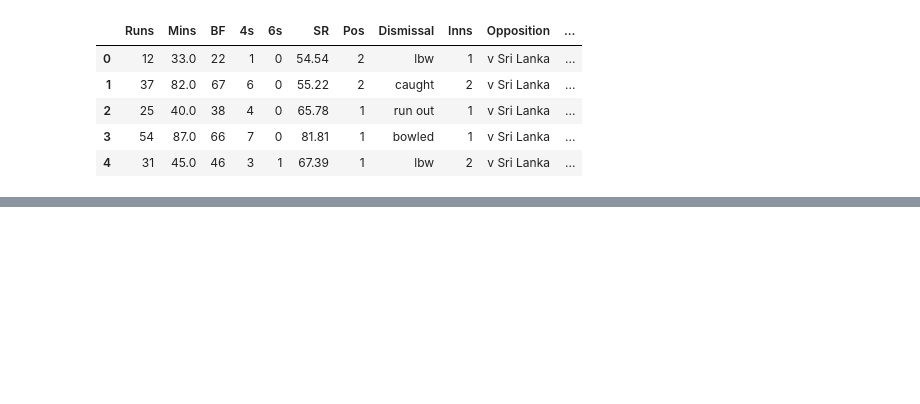
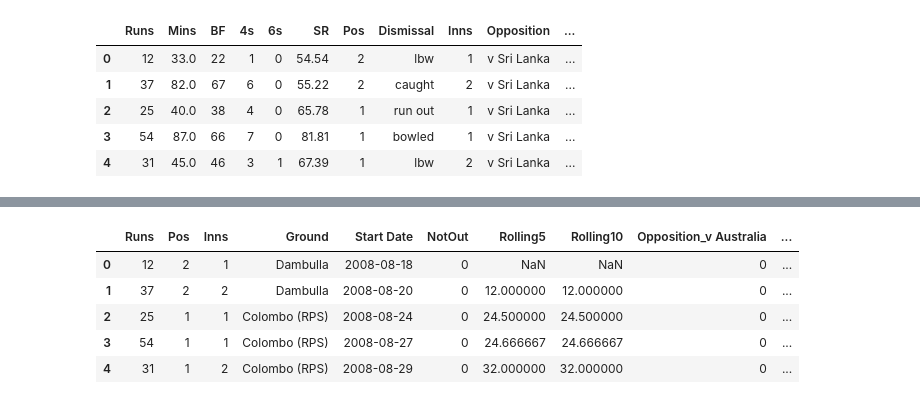
Before and after one commit to Geektoberfest/Geetober-Run-Predictor, a Jupyter notebook: EDA/eda.ipynb, the cells around one changed output, grey strips where cells are left out. Drawn from its saved outputs; the diff is of its cells as text; code cells hidden in the pictures; blank space fills up the shorter version.

```diff
--- a/EDA/eda.ipynb
+++ b/EDA/eda.ipynb
@@ -474,0 +486,4 @@ sns.heatmap(df.corr(numeric_only=True),annot=True,cmap='coolwarm',fmt='.2f')
+# %%
+model_df = df.copy()
+# %%
+model_df = model_df.drop(columns=['Mins','BF','4s','6s','SR','Dismissal'])
@@ -474,0 +514,10 @@ sns.heatmap(df.corr(numeric_only=True),annot=True,cmap='coolwarm',fmt='.2f')
+# %%
+model_df = pd.get_dummies(model_df,columns=['Opposition'],drop_first=True,dtype=int)
+model_df.head()
+# %% [output]
+|  | Runs | Pos | Inns | Ground | Start Date | NotOut | Rolling5 | Rolling10 | Opposition_v Australia | ... |
+| 0 | 12 | 2 | 1 | Dambulla | 2008-08-18 | 0 | NaN | NaN | 0 | ... |
+| 1 | 37 | 2 | 2 | Dambulla | 2008-08-20 | 0 | 12.000000 | 12.000000 | 0 | ... |
+| 2 | 25 | 1 | 1 | Colombo (RPS) | 2008-08-24 | 0 | 24.500000 | 24.500000 | 0 | ... |
+| 3 | 54 | 1 | 1 | Colombo (RPS) | 2008-08-27 | 0 | 24.666667 | 24.666667 | 0 | ... |
+| 4 | 31 | 1 | 2 | Colombo (RPS) | 2008-08-29 | 0 | 32.000000 | 32.000000 | 0 | ... |
```
Also changed, not shown: parts of 15 cells of this notebook, 1 other file.
